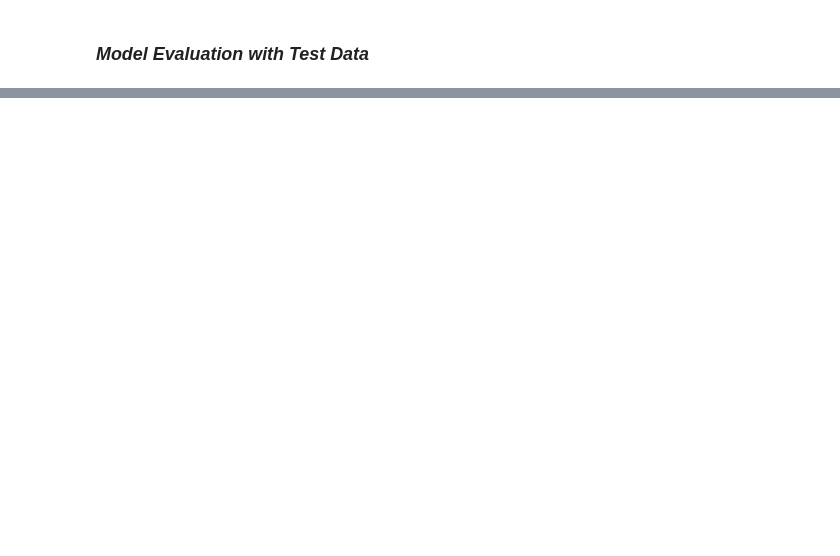
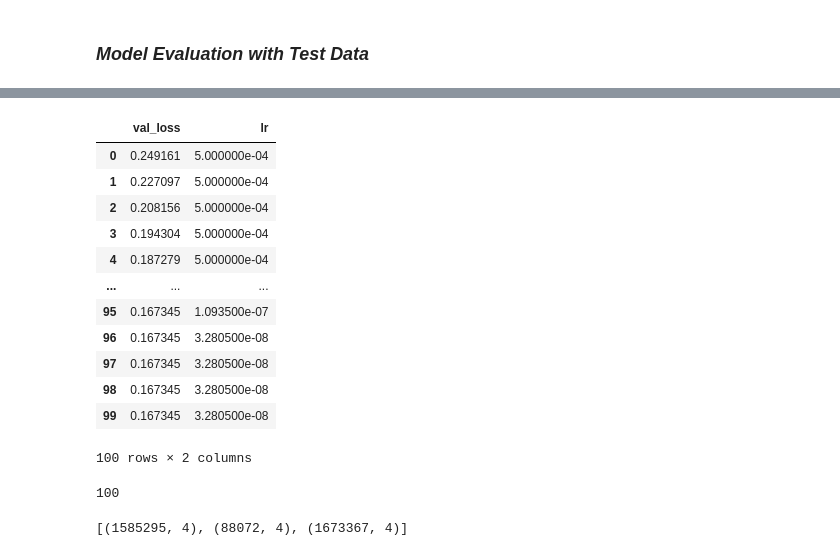
Before and after one commit to Chiosas/Jester_Jokes, a Jupyter notebook: Jester_Jokes_Project.ipynb, the cells around one changed output, grey strips where cells are left out. Cells and saved outputs as stored; diff of their text form; code cells hidden in the pictures; blank space fills up the shorter version.

```diff
--- a/Jester_Jokes_Project.ipynb
+++ b/Jester_Jokes_Project.ipynb
@@ -1165,0 +1177,23 @@ model_rmse
+# %%
+model_history = pd.read_csv(MODEL_DIR/model_hist_file, low_memory=False)
+# %%
+model_history[['val_loss', 'lr']]
+# %% [output]
+|  | val_loss | lr |
+| 0 | 0.249161 | 5.000000e-04 |
+| 1 | 0.227097 | 5.000000e-04 |
+| 2 | 0.208156 | 5.000000e-04 |
+| 3 | 0.194304 | 5.000000e-04 |
+| 4 | 0.187279 | 5.000000e-04 |
+| ... | ... | ... |
+| 95 | 0.167345 | 1.093500e-07 |
+| 96 | 0.167345 | 3.280500e-08 |
+| 97 | 0.167345 | 3.280500e-08 |
+| 98 | 0.167345 | 3.280500e-08 |
+| 99 | 0.167345 | 3.280500e-08 |
+100 rows × 2 columns
+# %%
+EPOCHS = model_history['val_loss'].idxmin() + 1
+EPOCHS
+# %% [output]
+100
@@ -1165,0 +1202,4 @@ model_rmse
+# %%
+print([data.shape for data in (train_data, val_data, valtrain_data)])
+# %% [output]
+[(1585295, 4), (88072, 4), (1673367, 4)]
```
Also changed, not shown: parts of 26 cells of this notebook.
